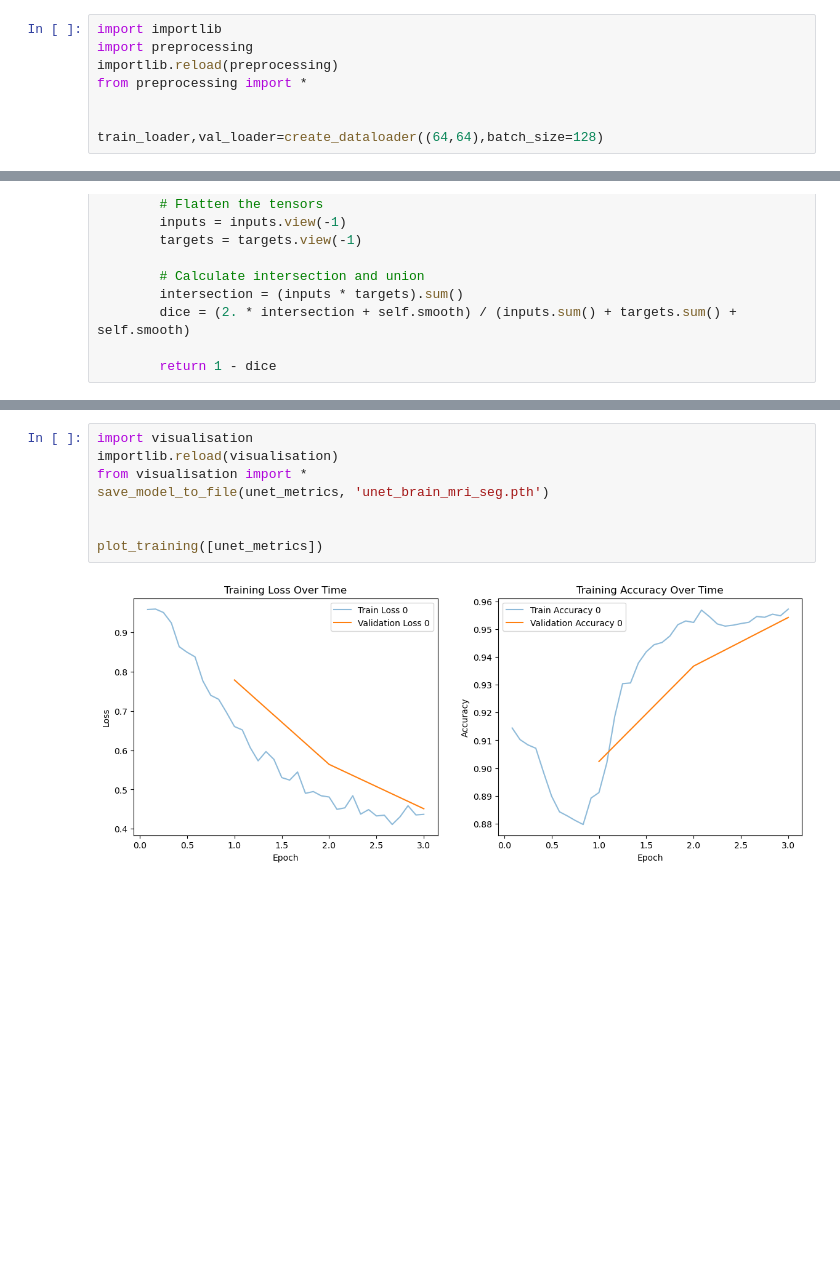
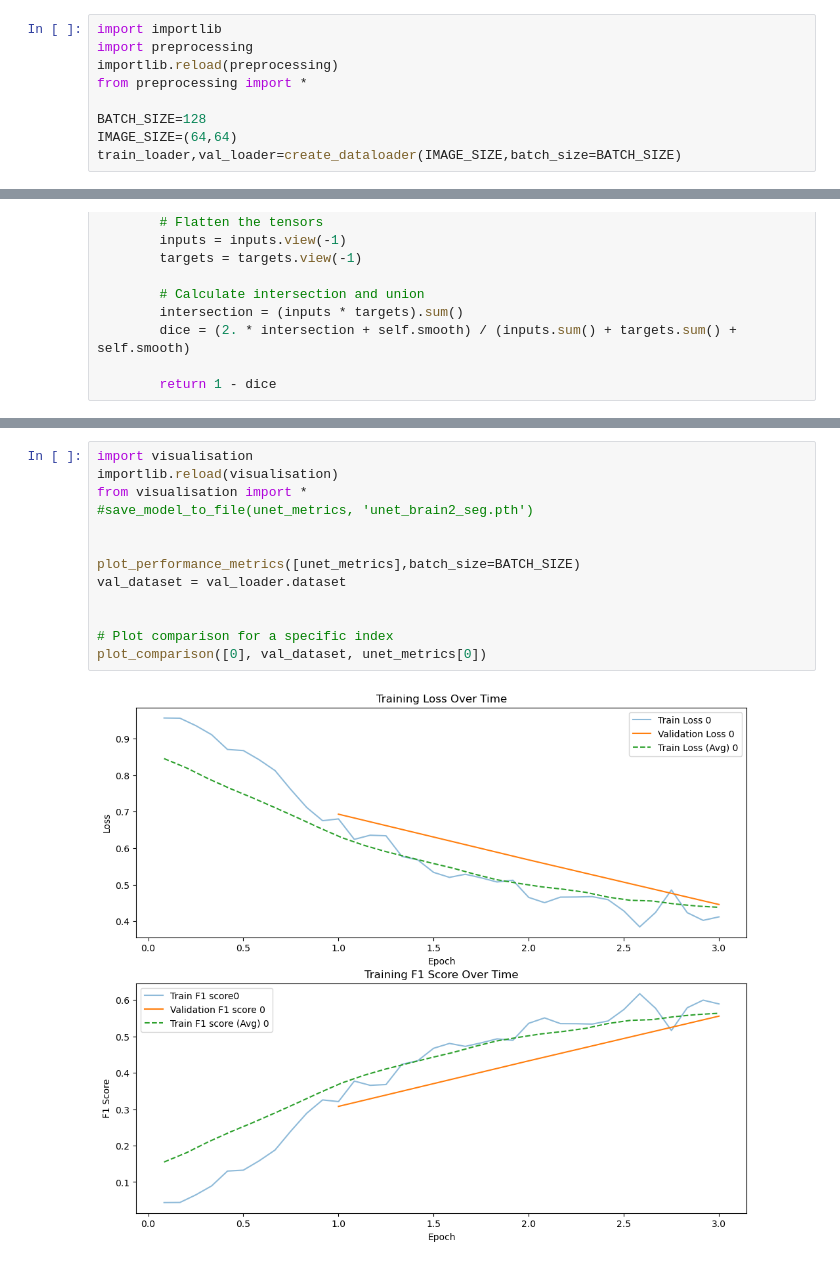
Before and after one commit to heden1/tumor-segmentation, a Jupyter notebook: Unet.ipynb, the cells around one changed output, grey strips where cells are left out. Cells and saved outputs as stored; diff of their text form; blank space fills up the shorter version.

Commit message:
update Unet

```diff
--- a/Unet.ipynb
+++ b/Unet.ipynb
@@ -4,5 +4,6 @@ import preprocessing
 importlib.reload(preprocessing)
 from preprocessing import *
 
-
-train_loader,val_loader=create_dataloader((64,64),batch_size=128)
+BATCH_SIZE=128
+IMAGE_SIZE=(64,64)
+train_loader,val_loader=create_dataloader(IMAGE_SIZE,batch_size=BATCH_SIZE)
@@ -72,10 +48,15 @@ Epoch 3/3: Train loss: 0.443, Train f1.: 0.511, Train accuracy: 0.954, Val. loss
 # %%
 import visualisation
 importlib.reload(visualisation)
 from visualisation import *
-save_model_to_file(unet_metrics, 'unet_brain_mri_seg.pth')
+#save_model_to_file(unet_metrics, 'unet_brain2_seg.pth')
 
 
-plot_training([unet_metrics])
+plot_performance_metrics([unet_metrics],batch_size=BATCH_SIZE)
+val_dataset = val_loader.dataset
+
+
+# Plot comparison for a specific index
+plot_comparison([0], val_dataset, unet_metrics[0])
 # %% [output]
-[figure, old version]
+[figure, new version]
```
Also changed, not shown: parts of 5 cells of this notebook.
